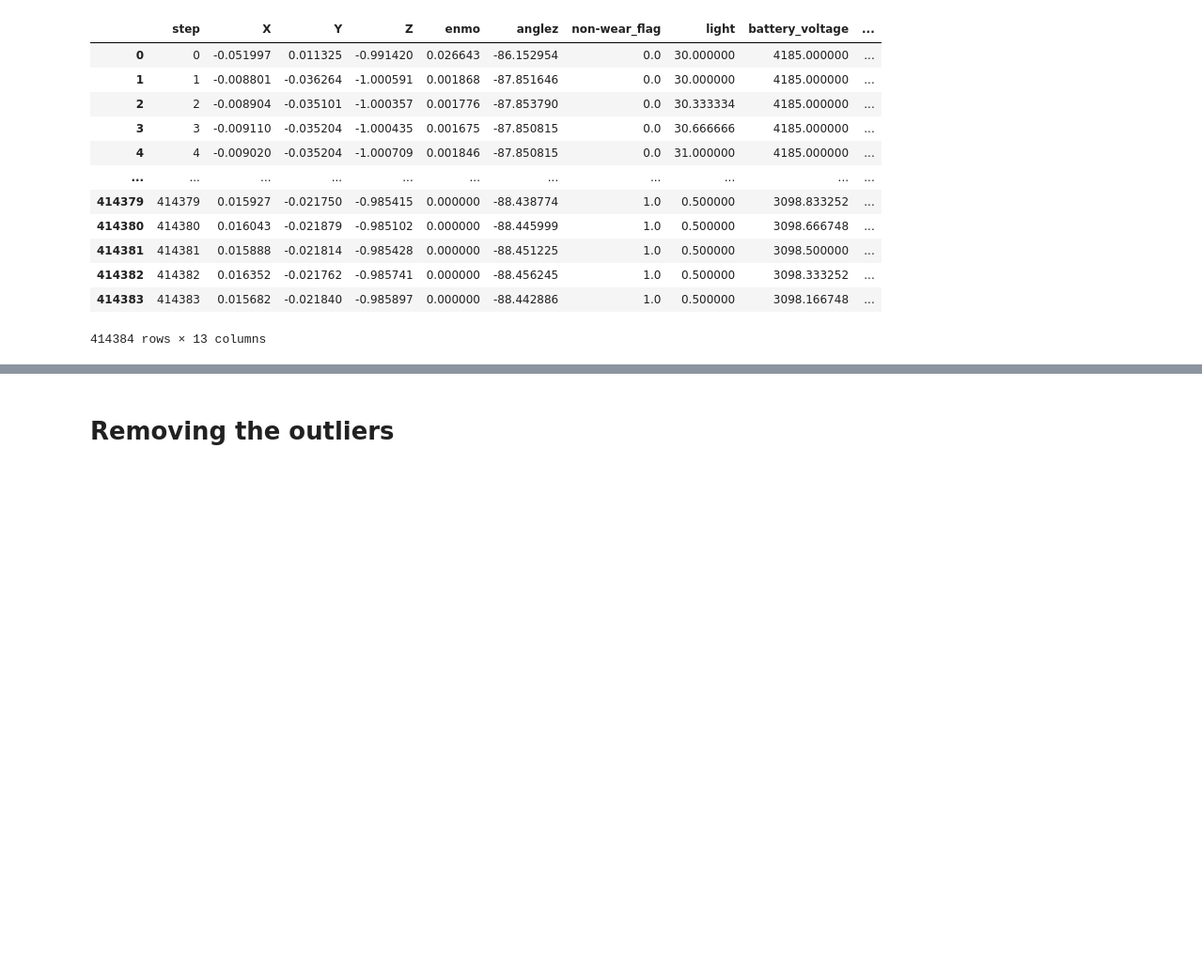
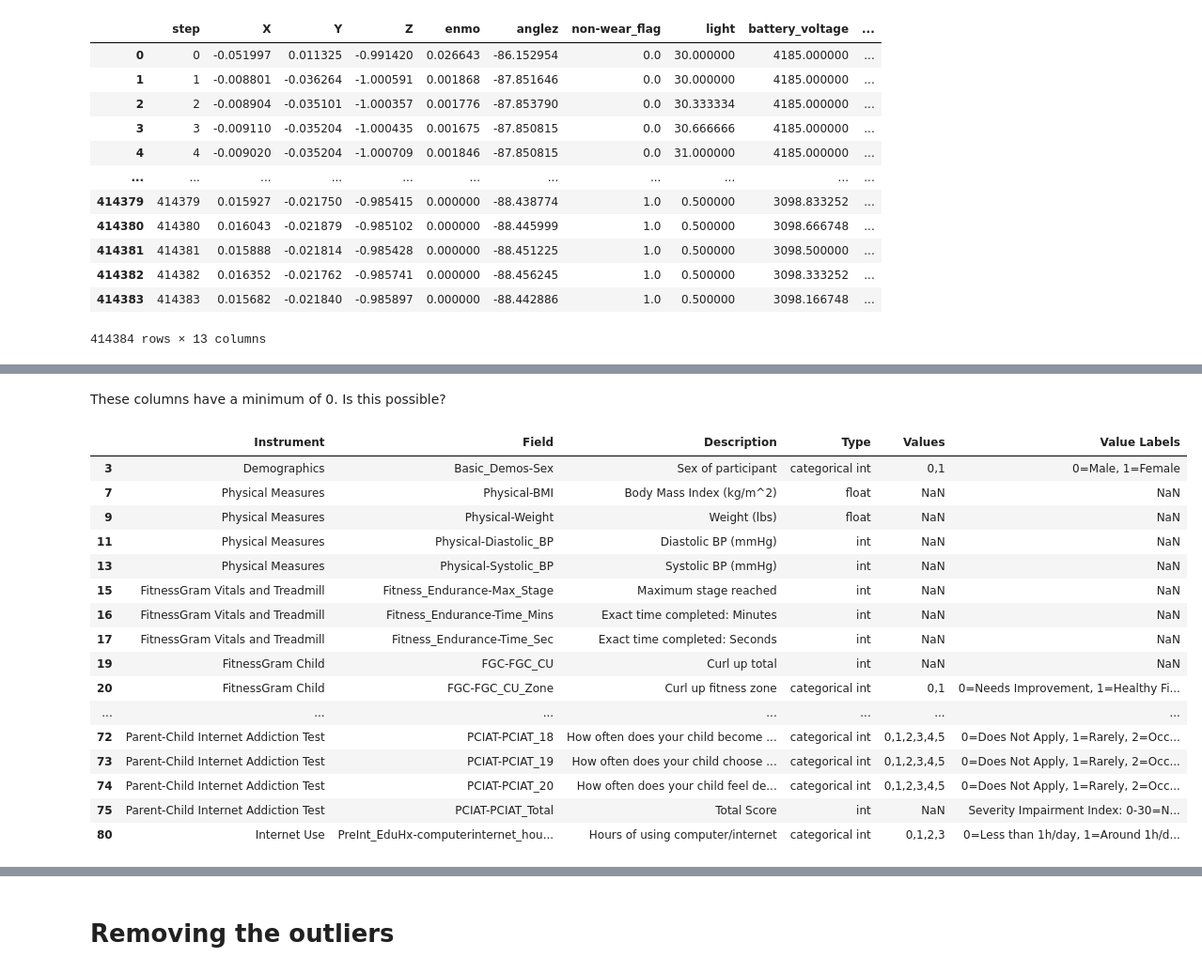
Before and after one commit to k3liang/Problematic-Internet-Use-Predictor, a Jupyter notebook: DataPP.ipynb, the cells around one changed output, grey strips where cells are left out. Shown: that part at 94% size. Saved outputs shown, nothing was run; the diff lists cells and outputs as text; code cells hidden in the pictures; blank space fills up the shorter version.

```diff
--- a/DataPP.ipynb
+++ b/DataPP.ipynb
@@ -29,0 +85,22 @@ df = pd.read_csv('content/train.csv')
+# %% [markdown]
+These columns have a minimum of 0. Is this possible?
+# %%
+df_desc[df_desc['Field'].isin(df.describe().loc['min'][df.describe().loc['min'] == 0].index)]
+# %% [output]
+|  | Instrument | Field | Description | Type | Values | Value Labels |
+| 3 | Demographics | Basic_Demos-Sex | Sex of participant | categorical int | 0,1 | 0=Male, 1=Female |
+| 7 | Physical Measures | Physical-BMI | Body Mass Index (kg/m^2) | float | NaN | NaN |
+| 9 | Physical Measures | Physical-Weight | Weight (lbs) | float | NaN | NaN |
+| 11 | Physical Measures | Physical-Diastolic_BP | Diastolic BP (mmHg) | int | NaN | NaN |
+| 13 | Physical Measures | Physical-Systolic_BP | Systolic BP (mmHg) | int | NaN | NaN |
+| 15 | FitnessGram Vitals and Treadmill | Fitness_Endurance-Max_Stage | Maximum stage reached | int | NaN | NaN |
+| 16 | FitnessGram Vitals and Treadmill | Fitness_Endurance-Time_Mins | Exact time completed: Minutes | int | NaN | NaN |
+| 17 | FitnessGram Vitals and Treadmill | Fitness_Endurance-Time_Sec | Exact time completed: Seconds | int | NaN | NaN |
+| 19 | FitnessGram Child | FGC-FGC_CU | Curl up total | int | NaN | NaN |
+| 20 | FitnessGram Child | FGC-FGC_CU_Zone | Curl up fitness zone | categorical int | 0,1 | 0=Needs Improvement, 1=Healthy Fi... |
+| ... | ... | ... | ... | ... | ... | ... |
+| 72 | Parent-Child Internet Addiction Test | PCIAT-PCIAT_18 | How often does your child become ... | categorical int | 0,1,2,3,4,5 | 0=Does Not Apply, 1=Rarely, 2=Occ... |
+| 73 | Parent-Child Internet Addiction Test | PCIAT-PCIAT_19 | How often does your child choose ... | categorical int | 0,1,2,3,4,5 | 0=Does Not Apply, 1=Rarely, 2=Occ... |
+| 74 | Parent-Child Internet Addiction Test | PCIAT-PCIAT_20 | How often does your child feel de... | categorical int | 0,1,2,3,4,5 | 0=Does Not Apply, 1=Rarely, 2=Occ... |
+| 75 | Parent-Child Internet Addiction Test | PCIAT-PCIAT_Total | Total Score | int | NaN | Severity Impairment Index: 0-30=N... |
+| 80 | Internet Use | PreInt_EduHx-computerinternet_hou... | Hours of using computer/internet | categorical int | 0,1,2,3 | 0=Less than 1h/day, 1=Around 1h/d... |
```
Also changed, not shown: parts of 22 cells of this notebook.
